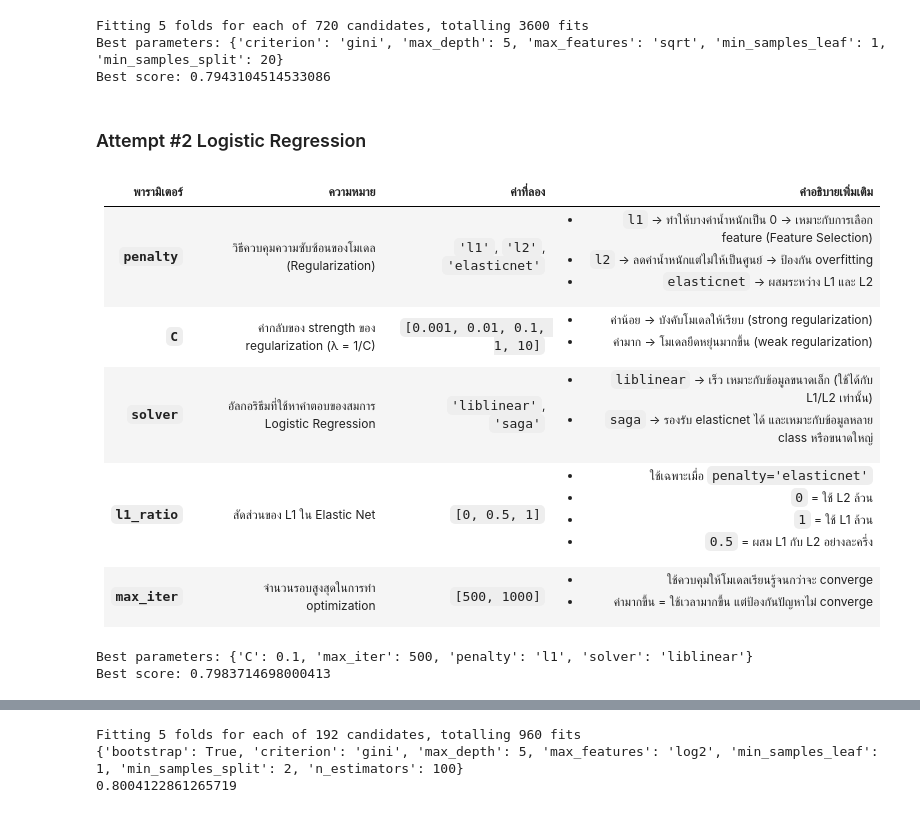
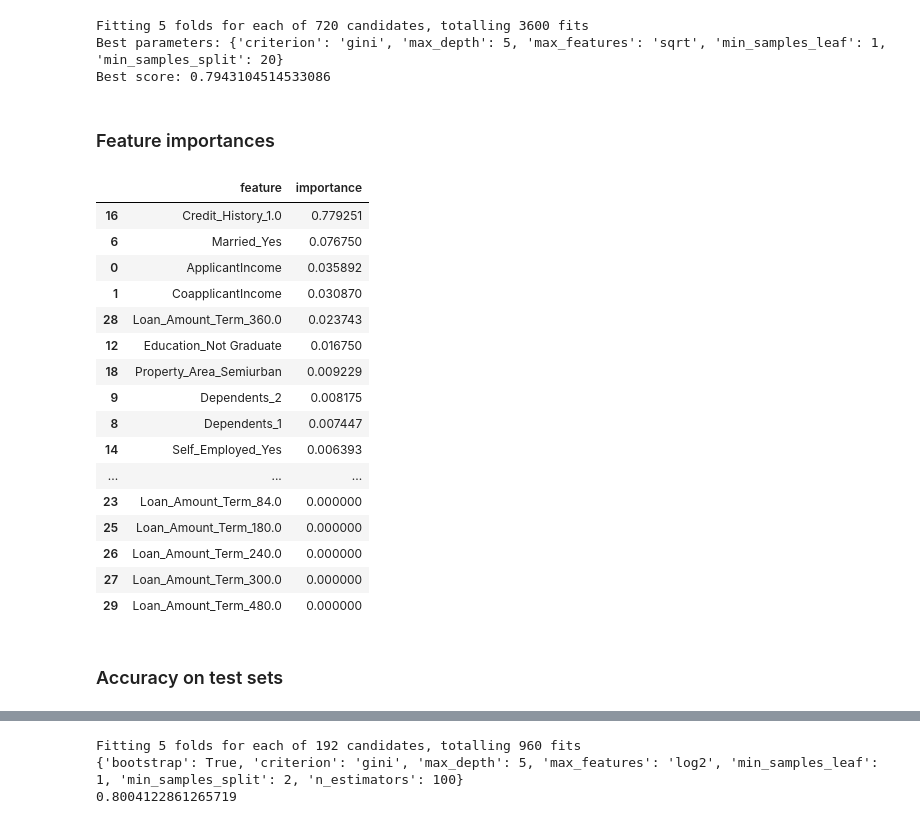
Before and after one commit to MomorioUHT/Data-Machine-Learning, a Jupyter notebook: LoanMachineLearning.ipynb, the cells around one changed output, grey strips where cells are left out. Drawn from its saved outputs; the diff is of its cells as text; code cells hidden in the pictures.

```diff
--- a/LoanMachineLearning.ipynb
+++ b/LoanMachineLearning.ipynb
@@ -110,52 +120,32 @@ print("Best score:", grid_seach_dtc.best_score_)
 Fitting 5 folds for each of 720 candidates, totalling 3600 fits
 Best parameters: {'criterion': 'gini', 'max_depth': 5, 'max_features': 'sqrt', 'min_samples_leaf': 1, 'min_samples_split': 20}
 Best score: 0.7943104514533086
-# %% [markdown]
-### Attempt #2 Logistic Regression
-# %% [markdown]
-| พารามิเตอร์    | ความหมาย                                            | ค่าที่ลอง                      | คำอธิบายเพิ่มเติม                                                                                                                                                                                                |
-| -------------- | --------------------------------------------------- | ------------------------------ | ---------------------------------------------------------------------------------------------------------------------------------------------------------------------------------------------------------------- |
-| **`penalty`**  | วิธีควบคุมความซับซ้อนของโมเดล (Regularization)      | `'l1'`, `'l2'`, `'elasticnet'` | <ul><li>`l1` → ทำให้บางค่าน้ำหนักเป็น 0 → เหมาะกับการเลือก feature (Feature Selection)</li><li>`l2` → ลดค่าน้ำหนักแต่ไม่ให้เป็นศูนย์ → ป้องกัน overfitting</li><li>`elasticnet` → ผสมระหว่าง L1 และ L2</li></ul> |
-| **`C`**        | ค่ากลับของ strength ของ regularization (λ = 1/C)    | `[0.001, 0.01, 0.1, 1, 10]`    | <ul><li>ค่าน้อย → บังคับโมเดลให้เรียบ (strong regularization)</li><li>ค่ามาก → โมเดลยืดหยุ่นมากขึ้น (weak regularization)</li></ul>                                                                              |
-| **`solver`**   | อัลกอริธึมที่ใช้หาคำตอบของสมการ Logistic Regression | `'liblinear'`, `'saga'`        | <ul><li>`liblinear` → เร็ว เหมาะกับข้อมูลขนาดเล็ก (ใช้ได้กับ L1/L2 เท่านั้น)</li><li>`saga` → รองรับ elasticnet ได้ และเหมาะกับข้อมูลหลาย class หรือขนาดใหญ่</li></ul>                                           |
-| **`l1_ratio`** | สัดส่วนของ L1 ใน Elastic Net                        | `[0, 0.5, 1]`                  | <ul><li>ใช้เฉพาะเมื่อ `penalty='elasticnet'`</li><li>`0` = ใช้ L2 ล้วน</li><li>`1` = ใช้ L1 ล้วน</li><li>`0.5` = ผสม L1 กับ L2 อย่างละครึ่ง</li></ul>                                                            |
-| **`max_iter`** | จำนวนรอบสูงสุดในการทำ optimization                  | `[500, 1000]`                  | <ul><li>ใช้ควบคุมให้โมเดลเรียนรู้จนกว่าจะ converge</li><li>ค่ามากขึ้น = ใช้เวลามากขึ้น แต่ป้องกันปัญหาไม่ converge</li></ul>                                                                                     |
-# %%
-from sklearn.linear_model import LogisticRegression
-
-lr = LogisticRegression(random_state=42)
-
-param_grid = [
-    {
-        'penalty': ['l1', 'l2'],
-        'C': [0.001, 0.01, 0.1, 1, 10],
-        'solver': ['liblinear'],
-        'max_iter': [500, 750]
-    },
-    {
-        'penalty': ['elasticnet'],
-        'C': [0.001, 0.01, 0.1, 1, 10],
-        'solver': ['saga'],
-        'l1_ratio': [0, 0.5, 1],
-        'max_iter': [500, 750]
-    }
-]
-
-grid_seach_lr = GridSearchCV(
-    estimator=lr,
-    param_grid=param_grid,
-    cv=5,
-    scoring='accuracy',
-    n_jobs=1, #Core
-    verbose=0
-)
-
-grid_seach_lr.fit(X_train, y_train)
-
-lr_model = grid_seach_lr.best_estimator_
-
-print("Best parameters:", grid_seach_lr.best_params_)
-print("Best score:", grid_seach_lr.best_score_)
-# %% [output]
-Best parameters: {'C': 0.1, 'max_iter': 500, 'penalty': 'l1', 'solver': 'liblinear'}
-Best score: 0.7983714698000413
+# %% [markdown]
+### Feature importances
+# %%
+dtc_importances = pd.DataFrame({
+    "feature": X_train.columns,
+    "importance": dtc_model.feature_importances_
+}).sort_values(by="importance", ascending=False)
+
+dtc_importances
+# %% [output]
+|  | feature | importance |
+| 16 | Credit_History_1.0 | 0.779251 |
+| 6 | Married_Yes | 0.076750 |
+| 0 | ApplicantIncome | 0.035892 |
+| 1 | CoapplicantIncome | 0.030870 |
+| 28 | Loan_Amount_Term_360.0 | 0.023743 |
+| 12 | Education_Not Graduate | 0.016750 |
+| 18 | Property_Area_Semiurban | 0.009229 |
+| 9 | Dependents_2 | 0.008175 |
+| 8 | Dependents_1 | 0.007447 |
+| 14 | Self_Employed_Yes | 0.006393 |
+| ... | ... | ... |
+| 23 | Loan_Amount_Term_84.0 | 0.000000 |
+| 25 | Loan_Amount_Term_180.0 | 0.000000 |
+| 26 | Loan_Amount_Term_240.0 | 0.000000 |
+| 27 | Loan_Amount_Term_300.0 | 0.000000 |
+| 29 | Loan_Amount_Term_480.0 | 0.000000 |
+# %% [markdown]
+### Accuracy on test sets
```
Also changed, not shown: parts of 37 cells of this notebook.
